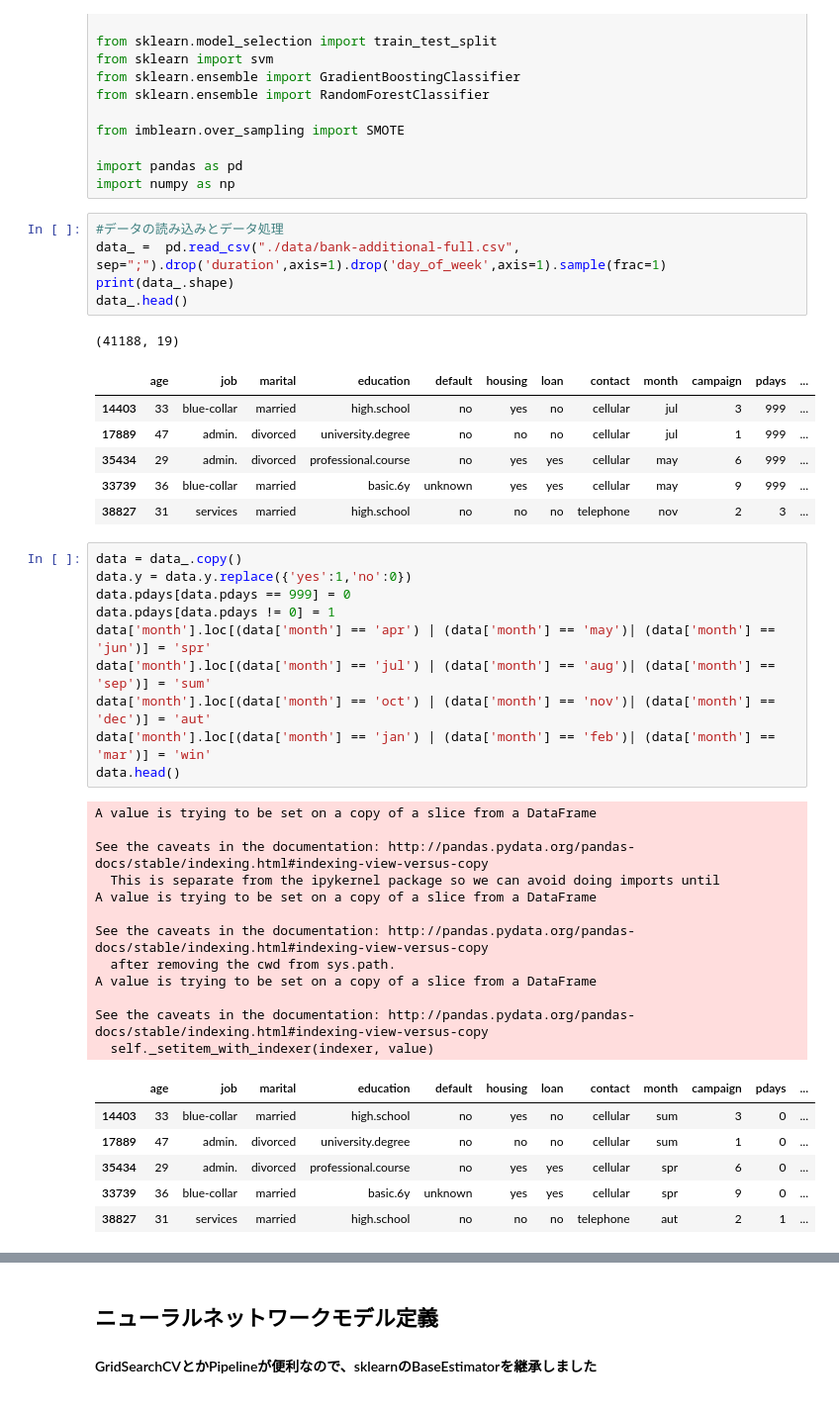
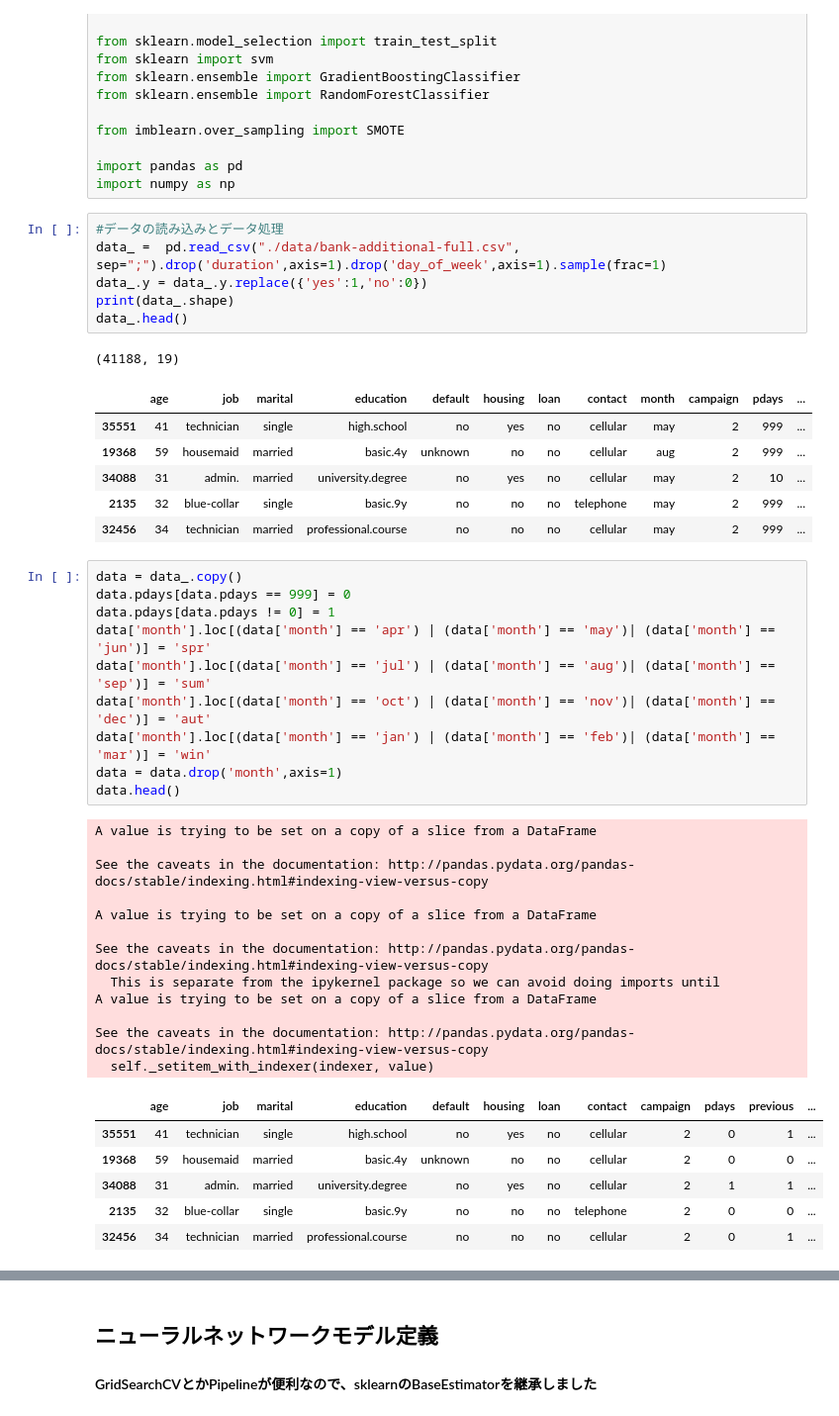
Before and after one commit to strg-frontier/pytorch_wine_quality, a Jupyter notebook: Bagging2.ipynb, the cells around one changed output, grey strips where cells are left out. Shown: that part at 99% size. Saved outputs shown, nothing was run; the diff lists cells and outputs as text.

```diff
--- a/Bagging2.ipynb
+++ b/Bagging2.ipynb
@@ -20,44 +20,45 @@ import numpy as np
 # %%
 #データの読み込みとデータ処理
 data_ =  pd.read_csv("./data/bank-additional-full.csv", sep=";").drop('duration',axis=1).drop('day_of_week',axis=1).sample(frac=1)
+data_.y = data_.y.replace({'yes':1,'no':0})
 print(data_.shape)
 data_.head()
 # %% [output]
 (41188, 19)
 |  | age | job | marital | education | default | housing | loan | contact | month | campaign | pdays | ... |
-| 14403 | 33 | blue-collar | married | high.school | no | yes | no | cellular | jul | 3 | 999 | ... |
-| 17889 | 47 | admin. | divorced | university.degree | no | no | no | cellular | jul | 1 | 999 | ... |
-| 35434 | 29 | admin. | divorced | professional.course | no | yes | yes | cellular | may | 6 | 999 | ... |
-| 33739 | 36 | blue-collar | married | basic.6y | unknown | yes | yes | cellular | may | 9 | 999 | ... |
-| 38827 | 31 | services | married | high.school | no | no | no | telephone | nov | 2 | 3 | ... |
+| 35551 | 41 | technician | single | high.school | no | yes | no | cellular | may | 2 | 999 | ... |
+| 19368 | 59 | housemaid | married | basic.4y | unknown | no | no | cellular | aug | 2 | 999 | ... |
+| 34088 | 31 | admin. | married | university.degree | no | yes | no | cellular | may | 2 | 10 | ... |
+| 2135 | 32 | blue-collar | single | basic.9y | no | no | no | telephone | may | 2 | 999 | ... |
+| 32456 | 34 | technician | married | professional.course | no | no | no | cellular | may | 2 | 999 | ... |
 # %%
 data = data_.copy()
-data.y = data.y.replace({'yes':1,'no':0})
 data.pdays[data.pdays == 999] = 0
 data.pdays[data.pdays != 0] = 1
 data['month'].loc[(data['month'] == 'apr') | (data['month'] == 'may')| (data['month'] == 'jun')] = 'spr'
 data['month'].loc[(data['month'] == 'jul') | (data['month'] == 'aug')| (data['month'] == 'sep')] = 'sum'
 data['month'].loc[(data['month'] == 'oct') | (data['month'] == 'nov')| (data['month'] == 'dec')] = 'aut'
 data['month'].loc[(data['month'] == 'jan') | (data['month'] == 'feb')| (data['month'] == 'mar')] = 'win'
+data = data.drop('month',axis=1)
 data.head()
 # %% [output]
+A value is trying to be set on a copy of a slice from a DataFrame
+
+See the caveats in the documentation: http://pandas.pydata.org/pandas-docs/stable/indexing.html#indexing-view-versus-copy
+
 A value is trying to be set on a copy of a slice from a DataFrame
 
 See the caveats in the documentation: http://pandas.pydata.org/pandas-docs/stable/indexing.html#indexing-view-versus-copy
   This is separate from the ipykernel package so we can avoid doing imports until
 A value is trying to be set on a copy of a slice from a DataFrame
 
 See the caveats in the documentation: http://pandas.pydata.org/pandas-docs/stable/indexing.html#indexing-view-versus-copy
-  after removing the cwd from sys.path.
-A value is trying to be set on a copy of a slice from a DataFrame
-
-See the caveats in the documentation: http://pandas.pydata.org/pandas-docs/stable/indexing.html#indexing-view-versus-copy
   self._setitem_with_indexer(indexer, value)
-|  | age | job | marital | education | default | housing | loan | contact | month | campaign | pdays | ... |
-| 14403 | 33 | blue-collar | married | high.school | no | yes | no | cellular | sum | 3 | 0 | ... |
-| 17889 | 47 | admin. | divorced | university.degree | no | no | no | cellular | sum | 1 | 0 | ... |
-| 35434 | 29 | admin. | divorced | professional.course | no | yes | yes | cellular | spr | 6 | 0 | ... |
-| 33739 | 36 | blue-collar | married | basic.6y | unknown | yes | yes | cellular | spr | 9 | 0 | ... |
-| 38827 | 31 | services | married | high.school | no | no | no | telephone | aut | 2 | 1 | ... |
+|  | age | job | marital | education | default | housing | loan | contact | campaign | pdays | previous | ... |
+| 35551 | 41 | technician | single | high.school | no | yes | no | cellular | 2 | 0 | 1 | ... |
+| 19368 | 59 | housemaid | married | basic.4y | unknown | no | no | cellular | 2 | 0 | 0 | ... |
+| 34088 | 31 | admin. | married | university.degree | no | yes | no | cellular | 2 | 1 | 1 | ... |
+| 2135 | 32 | blue-collar | single | basic.9y | no | no | no | telephone | 2 | 0 | 0 | ... |
+| 32456 | 34 | technician | married | professional.course | no | no | no | cellular | 2 | 0 | 1 | ... |
 # %%
 data['age'] = pd.cut(data['age'],[10,20,30,40,50,60,70,80,90,100],labels = ['10','20','30','40','50','60','70','80','90'])
```
Also changed, not shown: parts of 25 cells of this notebook.
